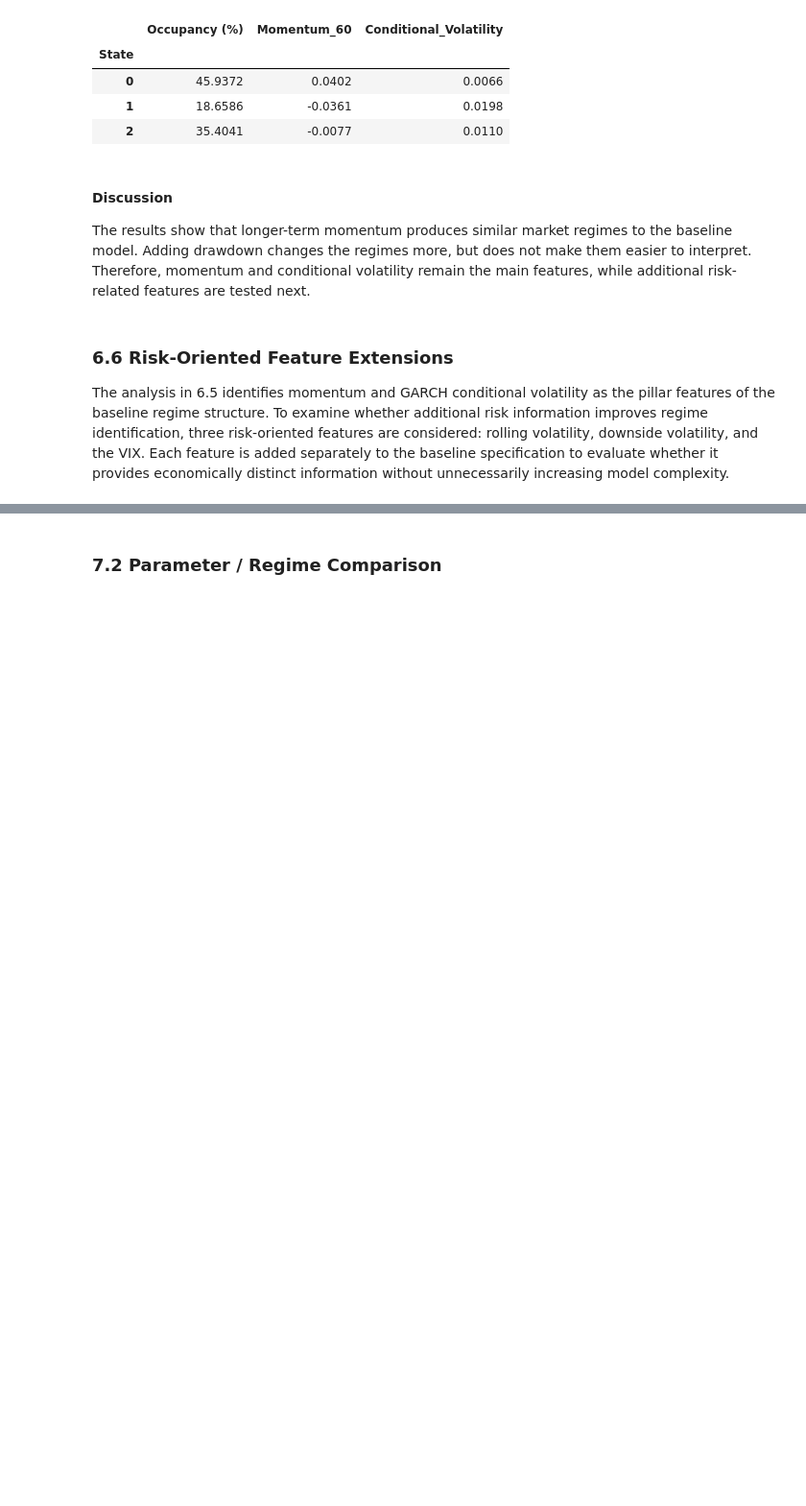
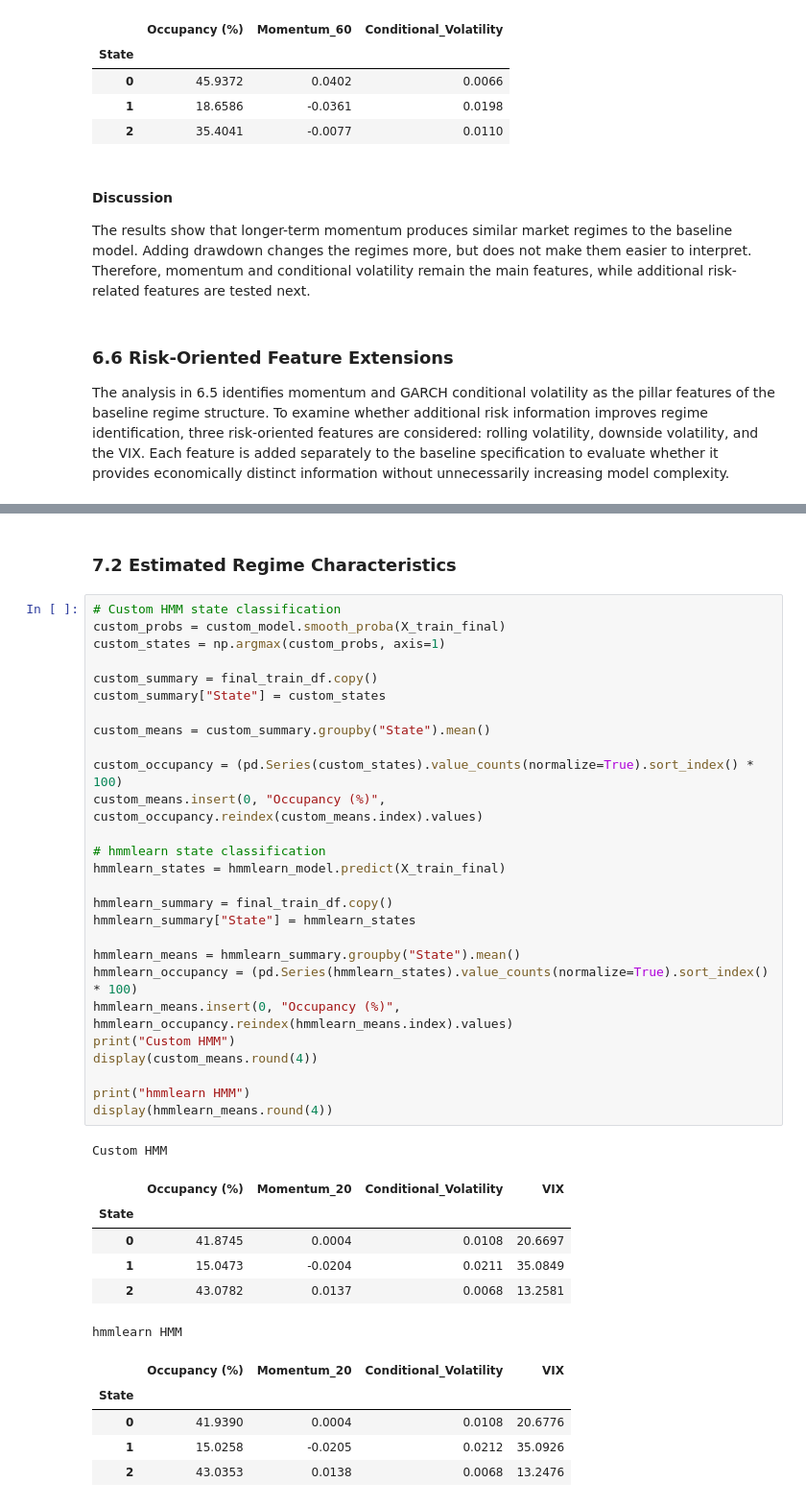
Before and after one commit to Nilsolsson010902/regime-switching-var, a Jupyter notebook: notebooks/03_HMM_Analysis.ipynb, the cells around one changed output, grey strips where cells are left out. Shown at 96% size. Drawn from its saved outputs; the diff is of its cells as text; blank space fills up the shorter version.

```diff
--- a/notebooks/03_HMM_Analysis.ipynb
+++ b/notebooks/03_HMM_Analysis.ipynb
@@ -915,2 +1029,42 @@ With Downside Vol
 # %% [markdown]
-### 7.2 Parameter / Regime Comparison
+### 7.2 Estimated Regime Characteristics
+# %%
+# Custom HMM state classification
+custom_probs = custom_model.smooth_proba(X_train_final)
+custom_states = np.argmax(custom_probs, axis=1)
+
+custom_summary = final_train_df.copy()
+custom_summary["State"] = custom_states
+
+custom_means = custom_summary.groupby("State").mean()
+
+custom_occupancy = (pd.Series(custom_states).value_counts(normalize=True).sort_index() * 100)
+custom_means.insert(0, "Occupancy (%)", custom_occupancy.reindex(custom_means.index).values)
+
+# hmmlearn state classification
+hmmlearn_states = hmmlearn_model.predict(X_train_final)
+
+hmmlearn_summary = final_train_df.copy()
+hmmlearn_summary["State"] = hmmlearn_states
+
+hmmlearn_means = hmmlearn_summary.groupby("State").mean()
+hmmlearn_occupancy = (pd.Series(hmmlearn_states).value_counts(normalize=True).sort_index() * 100)
+hmmlearn_means.insert(0, "Occupancy (%)", hmmlearn_occupancy.reindex(hmmlearn_means.index).values)
+print("Custom HMM")
+display(custom_means.round(4))
+
+print("hmmlearn HMM")
+display(hmmlearn_means.round(4))
+# %% [output]
+Custom HMM
+|  | Occupancy (%) | Momentum_20 | Conditional_Volatility | VIX |
+| State |  |  |  |  |
+| 0 | 41.8745 | 0.0004 | 0.0108 | 20.6697 |
+| 1 | 15.0473 | -0.0204 | 0.0211 | 35.0849 |
+| 2 | 43.0782 | 0.0137 | 0.0068 | 13.2581 |
+hmmlearn HMM
+|  | Occupancy (%) | Momentum_20 | Conditional_Volatility | VIX |
+| State |  |  |  |  |
+| 0 | 41.9390 | 0.0004 | 0.0108 | 20.6776 |
+| 1 | 15.0258 | -0.0205 | 0.0212 | 35.0926 |
+| 2 | 43.0353 | 0.0138 | 0.0068 | 13.2476 |
```
Also changed, not shown: parts of 19 cells of this notebook, 1 other file.
